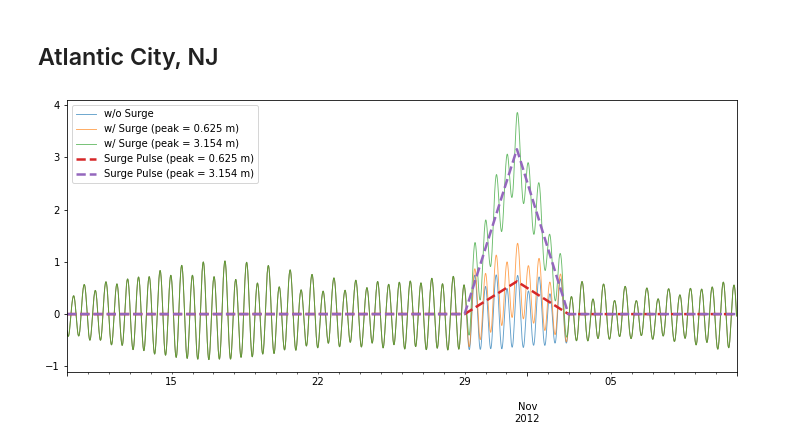
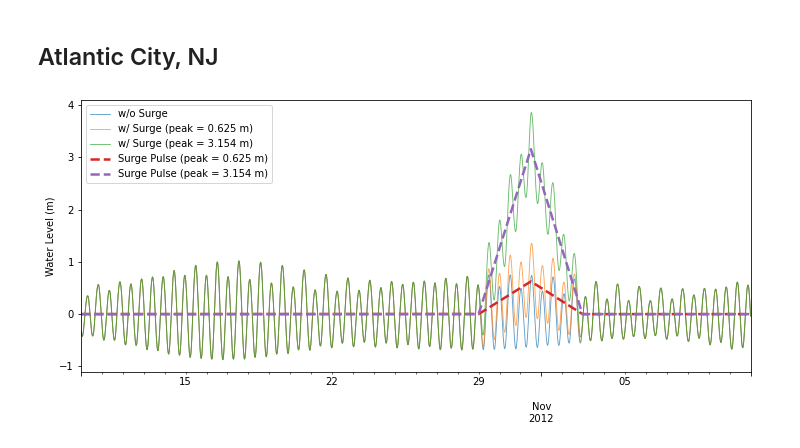
Before and after one commit to cheginit/coastal_transition_zone, a Jupyter notebook: notebooks/input_plots.ipynb, the cells around one changed output. Saved outputs shown, nothing was run; the diff lists cells and outputs as text; code cells hidden in the pictures.

```diff
--- a/notebooks/input_plots.ipynb
+++ b/notebooks/input_plots.ipynb
@@ -447,17 +449,18 @@ dflow_format(wl_min, "t", "v", Path(out_path, "no_surge.csv"))
 # %%
 wl_min.columns = ["w/o Surge", f"w/ Surge (peak = {sh_min} m)"]
 wl_max.columns = ["w/o Surge", f"w/ Surge (peak = {sh_max} m)"]
 ax = wl_min.plot(figsize=(12, 5), lw=0.9, alpha=0.7)
 wl_max[f"w/ Surge (peak = {sh_max} m)"].plot(lw=0.9, alpha=0.7)
 
 (wl_min[f"w/ Surge (peak = {sh_min} m)"] - wl_min["w/o Surge"]).plot(
     ls="--", label=f"Surge Pulse (peak = {sh_min} m)", lw=2.5
 )
 (wl_max[f"w/ Surge (peak = {sh_max} m)"] - wl_max["w/o Surge"]).plot(
     ls="--", label=f"Surge Pulse (peak = {sh_max} m)", lw=2.5
 )
 ax.legend(loc="upper left")
 ax.set_xlabel("")
+ax.set_ylabel("Water Level (m)")
 ax.figure.savefig(Path(img_path, "water_level_surge.tiff"), **SAVE_KWDS)
 # %% [output]
-[figure, old version]
+[figure, new version]
```
Also changed, not shown: parts of 1 cell of this notebook, 3 other files.
